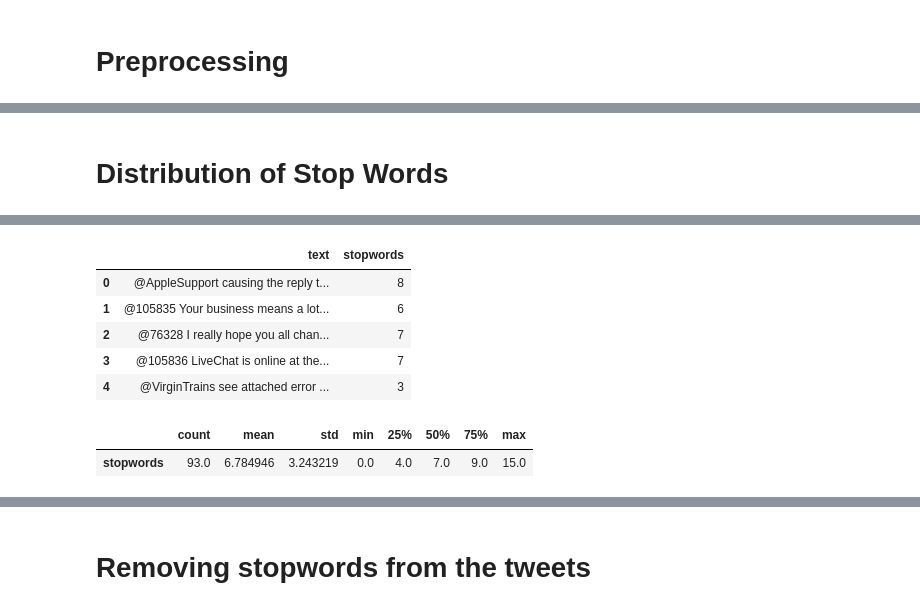
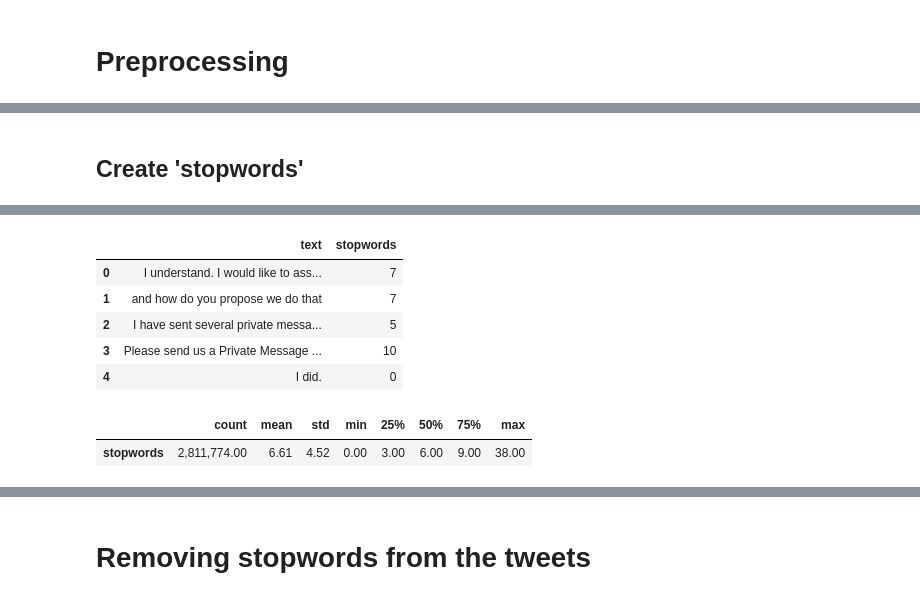
Before and after one commit to sminerport/chatbot, a Jupyter notebook: customer-support-on-twitter/CustomerSupportOnTwitter.ipynb, the cells around one changed output, grey strips where cells are left out. Drawn from its saved outputs; the diff is of its cells as text; code cells hidden in the pictures.

```diff
--- a/customer-support-on-twitter/CustomerSupportOnTwitter.ipynb
+++ b/customer-support-on-twitter/CustomerSupportOnTwitter.ipynb
@@ -172,5 +203,5 @@ tweet_text = df_sample[['text']]
 # %%
 # Let us clean the tweet text for better visualization
-df_sample.drop('tweet_id', axis = 1, inplace = True)
-df_sample.drop('created_at', axis = 1, inplace = True)
-df_sample = df_sample[~df_sample['text'].isnull()]
+df.drop('tweet_id', axis = 1, inplace = True)
+df.drop('created_at', axis = 1, inplace = True)
+df = df[~df['text'].isnull()]
@@ -183,10 +216,9 @@ def preprocess(CleanText):
     CleanText = CleanText.str.replace('(&lt)', '')
     CleanText = CleanText.str.replace('(\xa0)', ' ')
 
-    CleanText = CleanText.str.replace('http\S+|www.\S+', '')
+    CleanText = CleanText.str.replace('http\\S+|www.\\S+', '')
     CleanText = CleanText.str.replace('@[A-Za-z0-9]+', '')
-
+    CleanText = CleanText.str.replace('^ ', '')
     return CleanText
 
-df_sample['text'] = preprocess(df_sample['text'])
-df_sample
+df['text'] = preprocess(df['text'])
@@ -209,2 +229,3 @@ df_sample
 # %%
-df_sample['word_count'] = df_sample['text'].apply(lambda x: len(str(x).split(" ")))
+df['words_per_tweet'] = [len(x.split()) for x in df['text'].tolist()]
+df[['text', 'words_per_tweet']].head(5)
@@ -228,6 +261,6 @@ df_sample.text.str.split().\
 # %%
 # Finding the number of characters in each tweet incuding the spaces
-df_sample['char_count'] = df_sample['text'].str.len()
-df_sample[['text','char_count']].head()
+df['char_count'] = df['text'].str.len()
+df[['text','char_count']].head()
 # %% [output]
 |  | text | char_count |
@@ -257,9 +272,11 @@ df_sample.text.str.len().hist()
 # %% [markdown]
-# Distribution of Stop Words
+## Create 'stopwords'
 # %%
 # Let us take a look at the number of stopwords in the tweets
+import nltk
+nltk.download('stopwords')
 stopword = stopwords.words('english')
 
-df_sample['stopwords'] = df_sample['text'].apply(lambda x: len([x for x in x.split() if x in stopword]))
-df_sample[['text','stopwords']].head()
+df['stopwords'] = df['text'].apply(lambda x: len([x for x in x.split() if x in stopword]))
+df[['text','stopwords']].head()
 # %% [output]
@@ -266,11 +285,11 @@ df_sample[['text','stopwords']].head()
 |  | text | stopwords |
-| 0 | @AppleSupport causing the reply t... | 8 |
-| 1 | @105835 Your business means a lot... | 6 |
-| 2 | @76328 I really hope you all chan... | 7 |
-| 3 | @105836 LiveChat is online at the... | 7 |
-| 4 | @VirginTrains see attached error ... | 3 |
+| 0 | I understand. I would like to ass... | 7 |
+| 1 | and how do you propose we do that | 7 |
+| 2 | I have sent several private messa... | 5 |
+| 3 | Please send us a Private Message ... | 10 |
+| 4 | I did. | 0 |
 # %%
-df_sample[['text','stopwords']].describe().T
+df[['text','stopwords']].describe().T
 # %% [output]
 |  | count | mean | std | min | 25% | 50% | 75% | max |
-| stopwords | 93.0 | 6.784946 | 3.243219 | 0.0 | 4.0 | 7.0 | 9.0 | 15.0 |
+| stopwords | 2,811,774.00 | 6.61 | 4.52 | 0.00 | 3.00 | 6.00 | 9.00 | 38.00 |
```
Also changed, not shown: parts of 52 cells of this notebook.
